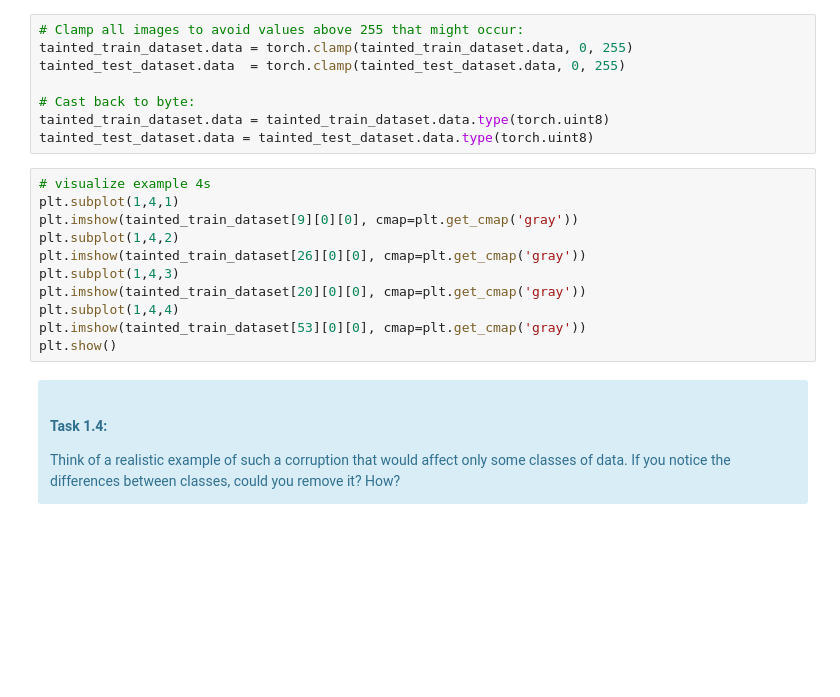
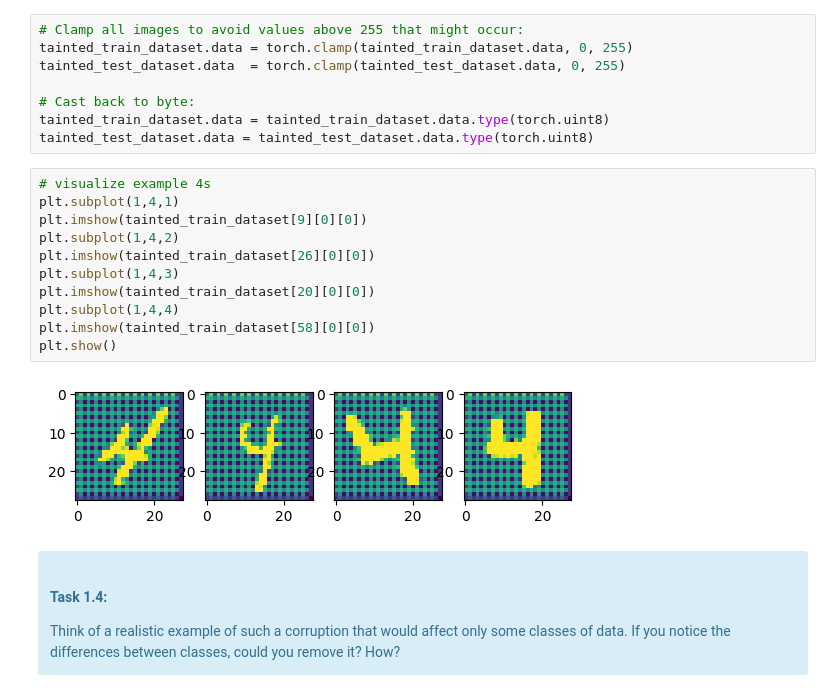
Before and after one commit to dlmbl/failure_modes, a Jupyter notebook: exercise.ipynb, the cells around one changed output. Cells and saved outputs as stored; diff of their text form; blank space fills up the shorter version.

```diff
--- a/exercise.ipynb
+++ b/exercise.ipynb
@@ -140,14 +138,16 @@ tainted_test_dataset.data = tainted_test_dataset.data.type(torch.uint8)
 # %%
 # visualize example 4s
 plt.subplot(1,4,1)
-plt.imshow(tainted_train_dataset[9][0][0], cmap=plt.get_cmap('gray'))
+plt.imshow(tainted_train_dataset[9][0][0])
 plt.subplot(1,4,2)
-plt.imshow(tainted_train_dataset[26][0][0], cmap=plt.get_cmap('gray'))
+plt.imshow(tainted_train_dataset[26][0][0])
 plt.subplot(1,4,3)
-plt.imshow(tainted_train_dataset[20][0][0], cmap=plt.get_cmap('gray'))
+plt.imshow(tainted_train_dataset[20][0][0])
 plt.subplot(1,4,4)
-plt.imshow(tainted_train_dataset[53][0][0], cmap=plt.get_cmap('gray'))
+plt.imshow(tainted_train_dataset[58][0][0])
 plt.show()
+# %% [output]
+[figure, added]
 # %% [markdown]
 <div class="alert alert-info"><h4>
 Task 1.4:</h4>
```
Also changed, not shown: parts of 20 cells of this notebook.
